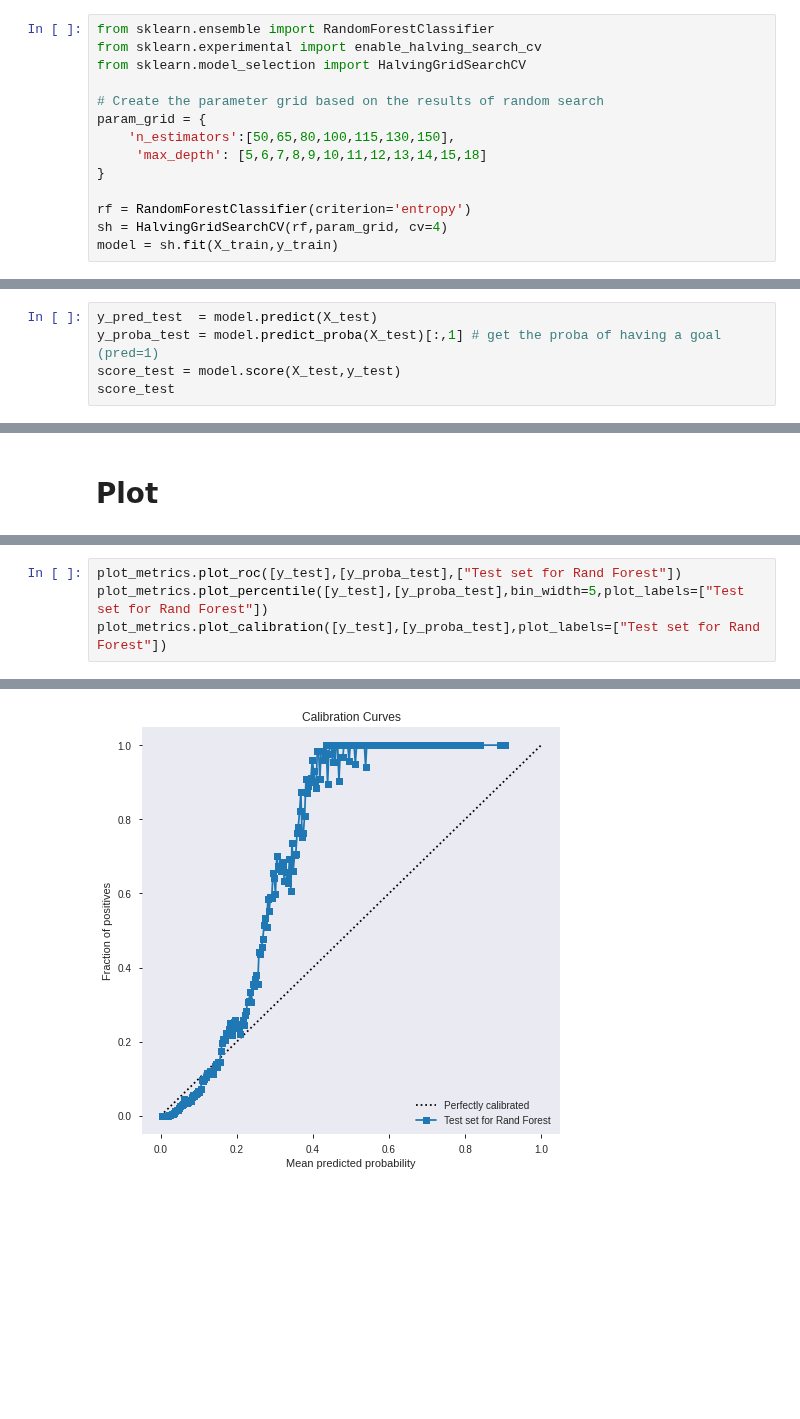
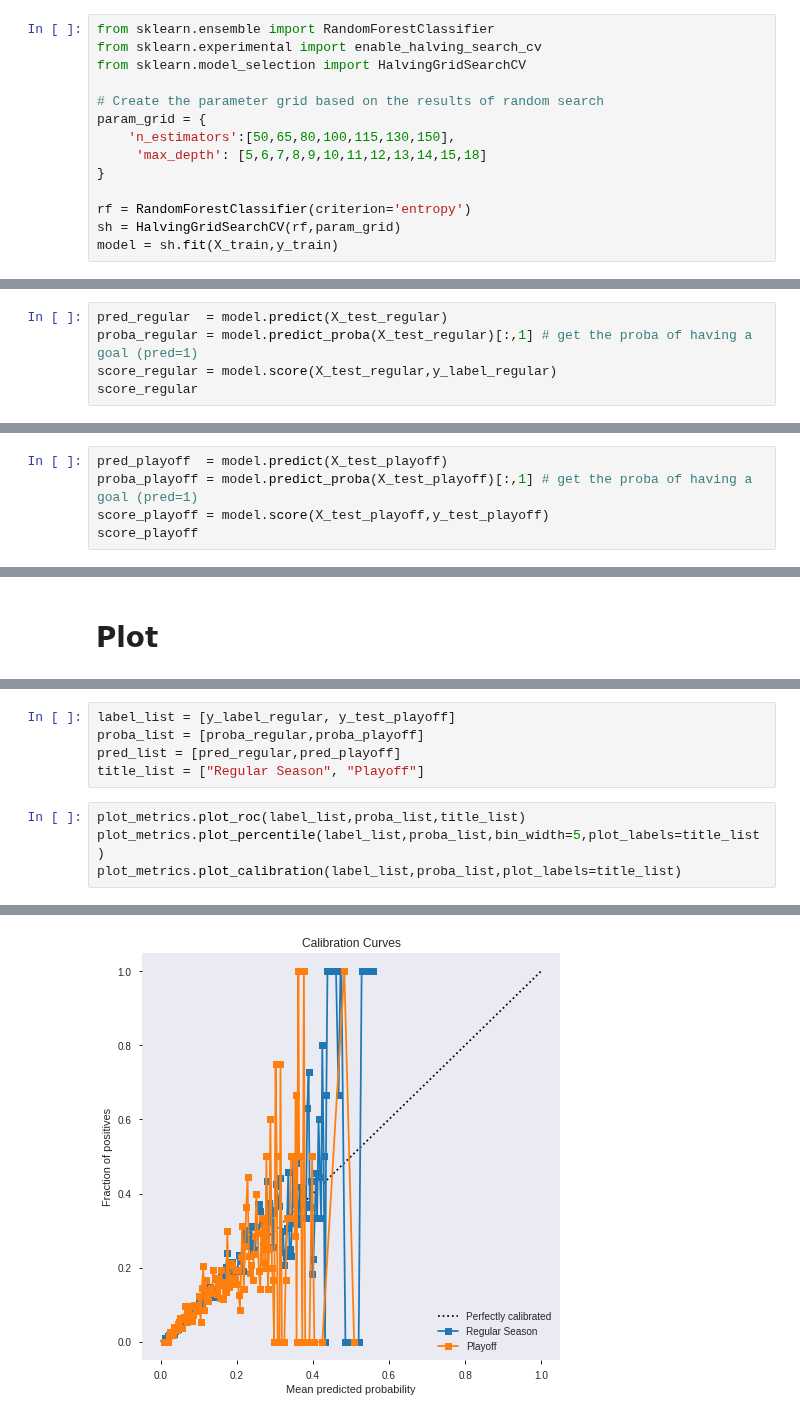
Before and after one commit to M0rph3e/ift6758-project-main, a Jupyter notebook: notebooks/try_your_best_shot.ipynb, the cells around one changed output, grey strips where cells are left out. Cells and saved outputs as stored; diff of their text form; blank space fills up the shorter version.

```diff
--- a/notebooks/try_your_best_shot.ipynb
+++ b/notebooks/try_your_best_shot.ipynb
@@ -443,7 +466,7 @@ param_grid = {
 }
 
 rf = RandomForestClassifier(criterion='entropy')
-sh = HalvingGridSearchCV(rf,param_grid, cv=4)
+sh = HalvingGridSearchCV(rf,param_grid)
 model = sh.fit(X_train,y_train)
 # %%
 model.best_estimator_
@@ -536,6 +574,6 @@ plot_metrics.plot_calibration([y_valid],[y_proba_val],plot_labels=["Valid set fo
 # %%
-y_pred_test  = model.predict(X_test)
-y_proba_test = model.predict_proba(X_test)[:,1] # get the proba of having a goal (pred=1)
-score_test = model.score(X_test,y_test)
-score_test
+pred_regular  = model.predict(X_test_regular)
+proba_regular = model.predict_proba(X_test_regular)[:,1] # get the proba of having a goal (pred=1)
+score_regular = model.score(X_test_regular,y_label_regular)
+score_regular
 # %% [output]
@@ -542,0 +583,5 @@ score_test
+# %%
+pred_playoff  = model.predict(X_test_playoff)
+proba_playoff = model.predict_proba(X_test_playoff)[:,1] # get the proba of having a goal (pred=1)
+score_playoff = model.score(X_test_playoff,y_test_playoff)
+score_playoff
@@ -584,5 +664,10 @@ weighted avg       0.92      0.91      0.87    238046
+# %%
+label_list = [y_label_regular, y_test_playoff]
+proba_list = [proba_regular,proba_playoff]
+pred_list = [pred_regular,pred_playoff]
+title_list = ["Regular Season", "Playoff"]
 # %%
-plot_metrics.plot_roc([y_test],[y_proba_test],["Test set for Rand Forest"])
-plot_metrics.plot_percentile([y_test],[y_proba_test],bin_width=5,plot_labels=["Test set for Rand Forest"])
-plot_metrics.plot_calibration([y_test],[y_proba_test],plot_labels=["Test set for Rand Forest"])
+plot_metrics.plot_roc(label_list,proba_list,title_list)
+plot_metrics.plot_percentile(label_list,proba_list,bin_width=5,plot_labels=title_list)
+plot_metrics.plot_calibration(label_list,proba_list,plot_labels=title_list)
 # %% [output]
@@ -591,2 +676,2 @@ plot_metrics.plot_calibration([y_test],[y_proba_test],plot_labels=["Test set for
-[figure, old version]
+[figure, new version]
 # %%
```
Also changed, not shown: parts of 54 cells of this notebook.
